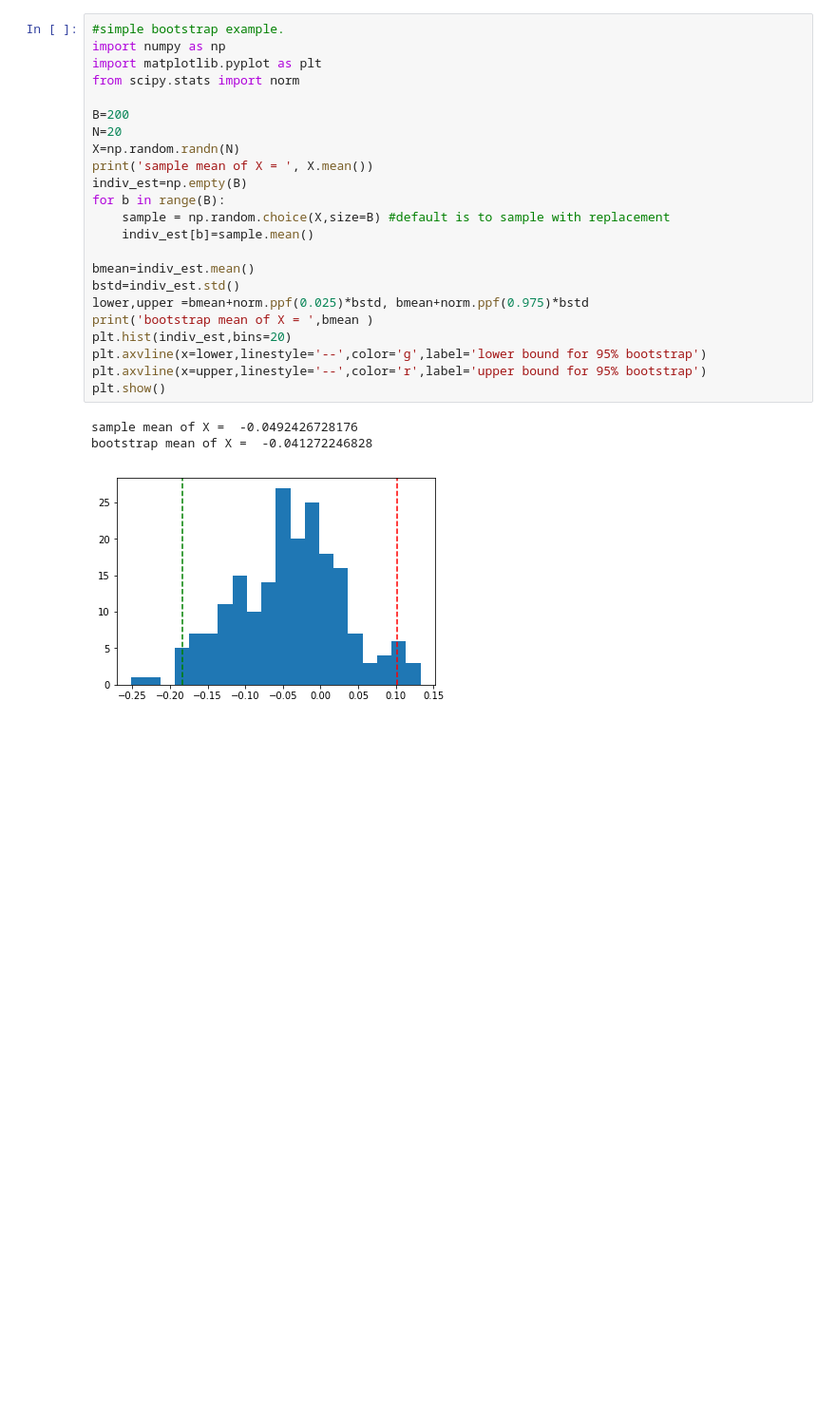
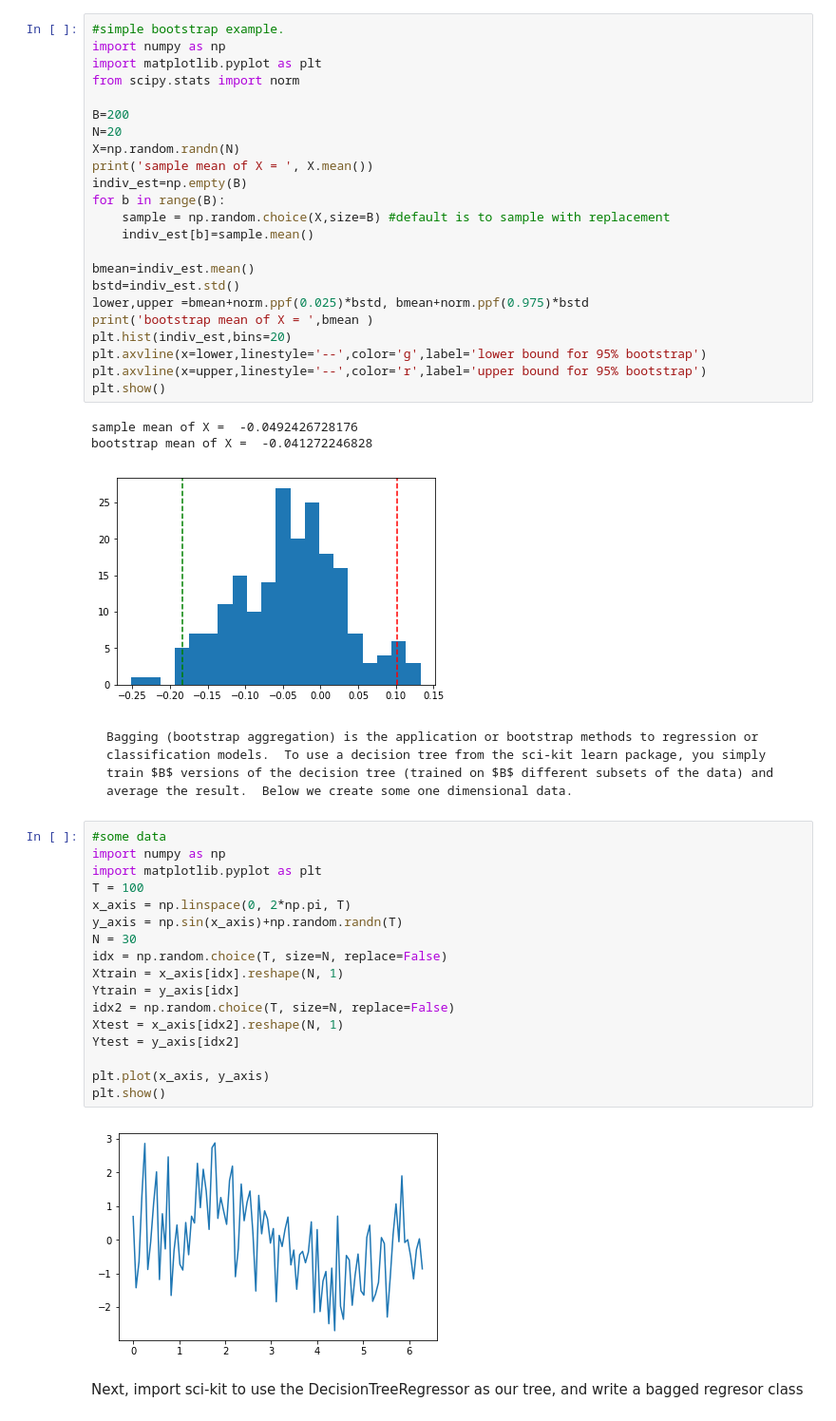
Before and after one commit to CraigTLennon/Other, a Jupyter notebook: Lazy_Prog/Supervised/Ensemble_bootstrap.ipynb, the cells around one changed output. Shown at 95% size. Cells and saved outputs as stored; diff of their text form; blank space fills up the shorter version.

```diff
--- a/Lazy_Prog/Supervised/Ensemble_bootstrap.ipynb
+++ b/Lazy_Prog/Supervised/Ensemble_bootstrap.ipynb
@@ -45,3 +45,26 @@ plt.show()
 sample mean of X =  -0.0492426728176
 bootstrap mean of X =  -0.041272246828
 [figure]
+# %% [markdown]
+    Bagging (bootstrap aggregation) is the application or bootstrap methods to regression or classification models.  To use a decision tree from the sci-kit learn package, you simply train $B$ versions of the decision tree (trained on $B$ different subsets of the data) and average the result.  Below we create some one dimensional data.
+# %%
+#some data
+import numpy as np
+import matplotlib.pyplot as plt
+T = 100
+x_axis = np.linspace(0, 2*np.pi, T)
+y_axis = np.sin(x_axis)+np.random.randn(T)
+N = 30
+idx = np.random.choice(T, size=N, replace=False)
+Xtrain = x_axis[idx].reshape(N, 1)
+Ytrain = y_axis[idx]
+idx2 = np.random.choice(T, size=N, replace=False)
+Xtest = x_axis[idx2].reshape(N, 1)
+Ytest = y_axis[idx2]
+
+plt.plot(x_axis, y_axis)
+plt.show()
+# %% [output]
+[figure, added]
+# %% [markdown]
+Next, import sci-kit to use the DecisionTreeRegressor as our tree, and write a bagged regresor class
```
Also changed, not shown: parts of 5 cells of this notebook.
